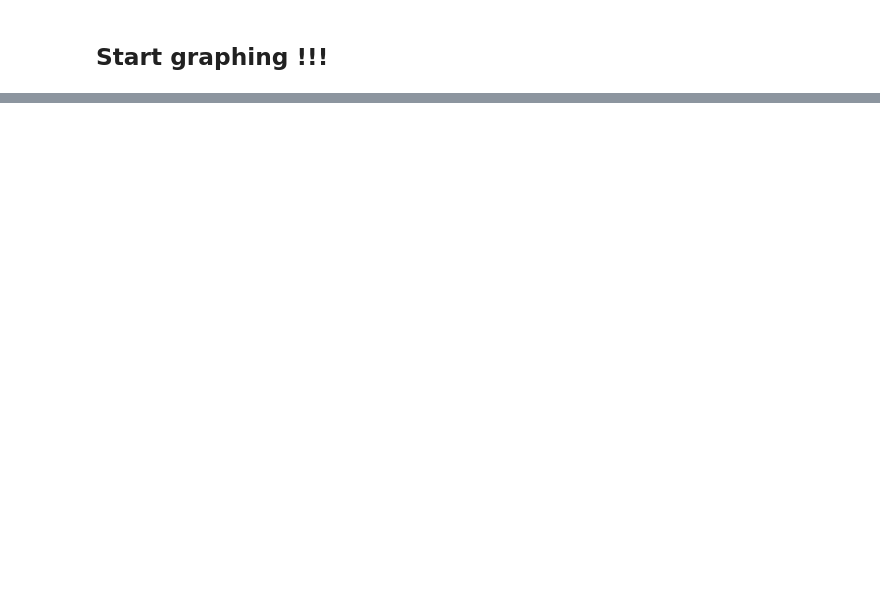
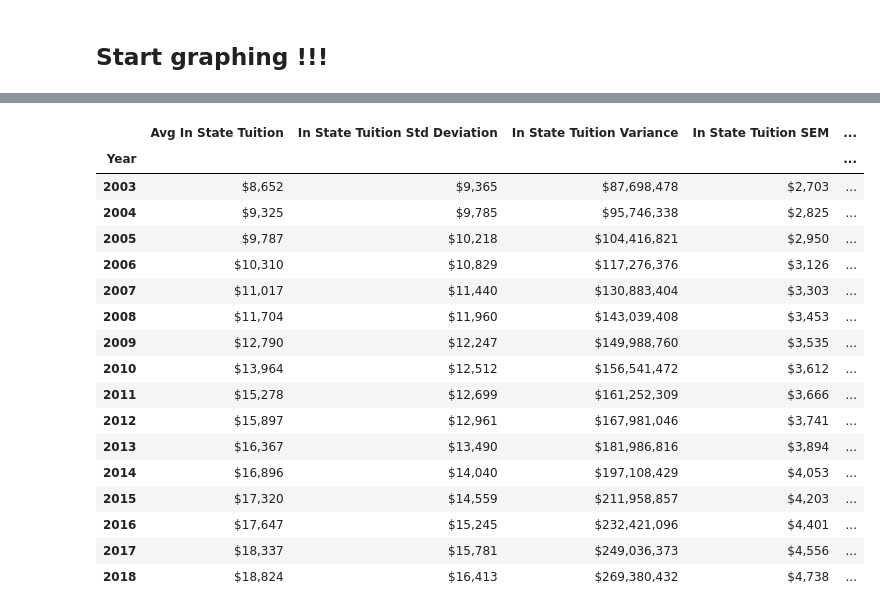
Before and after one commit to hedeencharles/group_project01, a Jupyter notebook: College_df_work.ipynb, the cells around one changed output, grey strips where cells are left out. Saved outputs shown, nothing was run; the diff lists cells and outputs as text; code cells hidden in the pictures; blank space fills up the shorter version.

```diff
--- a/College_df_work.ipynb
+++ b/College_df_work.ipynb
@@ -135,0 +213,68 @@ school_tuition_df.head()
+# %%
+schools_combine = tuition_df[(tuition_df['College_names']=='Arizona State University-Tempe')|
+                     (tuition_df['College_names']=='Oregon State University')|
+                     (tuition_df['College_names']=='Stanford University')|
+                     (tuition_df['College_names']=='University of Arizona')|
+                     (tuition_df['College_names']=='University of California-Berkeley')|
+                     (tuition_df['College_names']=='University of California-Los Angeles')|
+                     (tuition_df['College_names']=='University of Colorado Boulder')|
+                     (tuition_df['College_names']=='University of Oregon')|
+                     (tuition_df['College_names']=='University of Southern California')|
+                     (tuition_df['College_names']=='University of Utah')|
+                     (tuition_df['College_names']=='University of Washington-Seattle Campus')|
+                     (tuition_df['College_names']=='Washington State University')]
+
+schools_combine = schools_combine[['Year','College_names','College_state','In_state_tuition','Out_of_state_tuition','Admissions_rate_overall','Enrollment','Student_size','%_In_state_chng','%_Out_of_state_chng','%_admissions_rate_chng','%_Student_size_chng']]
+
+schools_combine = schools_combine.groupby(['Year'])
+
+schools_in_tuition_avg = schools_combine['In_state_tuition'].mean().rename('Avg In State Tuition').map("${:,.0f}".format)
+schools_in_tuition_std_dv = schools_combine['In_state_tuition'].std().rename('In State Tuition Std Deviation').map("${:,.0f}".format)
+schools_in_tuition_variance = schools_combine['In_state_tuition'].var().rename('In State Tuition Variance').map("${:,.0f}".format)
+schools_in_tuition_sem = schools_combine['In_state_tuition'].sem().rename('In State Tuition SEM').map("${:,.0f}".format)
+
+schools_out_tuition_avg = schools_combine['Out_of_state_tuition'].mean().rename('Avg Out of State Tuition').map("${:,.0f}".format)
+schools_out_tuition_std_dv = schools_combine['Out_of_state_tuition'].std().rename('Out of State Tuition Std Deviation').map("${:,.0f}".format)
+schools_out_tuition_variance = schools_combine['Out_of_state_tuition'].var().rename('Out of State Tuition Variance').map("${:,.0f}".format)
+schools_out_tuition_sem = schools_combine['Out_of_state_tuition'].sem().rename('Out of State Tuition SEM').map("${:,.0f}".format)
+
+schools_student_sum = schools_combine['Student_size'].sum().rename('Sum of Student Size').map('{:.0f}'.format)
+schools_student_mean = schools_combine['Student_size'].mean().rename('Avg Student Size').map('{:.0f}'.format)
+schools_student_std_dv = schools_combine['Student_size'].std().rename('Student SizeStd Deviation').map('{:.0f}'.format)
+schools_student_variance = schools_combine['Student_size'].var().rename('Student Size Variance').map('{:.0f}'.format)
+schools_student_sem = schools_combine['Student_size'].sem().rename('Student Size SEM').map('{:.0f}'.format)
+
+summary_by_Year_df = pd.DataFrame({'Avg In State Tuition':schools_in_tuition_avg,
+                           'In State Tuition Std Deviation':schools_in_tuition_std_dv,
+                           'In State Tuition Variance':schools_in_tuition_variance,
+                           'In State Tuition SEM':schools_in_tuition_sem,
+                           'Avg Out of State Tuition':schools_out_tuition_avg,
+                           'Out of State Tuition Std Deviation':schools_out_tuition_std_dv,
+                           'Out of State Tuition Variance':schools_out_tuition_variance,
+                           'Out of State Tuition SEM':schools_out_tuition_sem,
+                           'Sum of Student Size':schools_student_sum,
+                           'Avg Student Size':schools_student_mean,
+                           'Student SizeStd Deviation':schools_student_std_dv,
+                           'Student Size Variance':schools_student_variance,
+                           'Student Size SEM':schools_student_sem
+                          })
+summary_by_Year_df
+# %% [output]
+|  | Avg In State Tuition | In State Tuition Std Deviation | In State Tuition Variance | In State Tuition SEM | ... |
+| Year |  |  |  |  | ... |
+| 2003 | $8,652 | $9,365 | $87,698,478 | $2,703 | ... |
+| 2004 | $9,325 | $9,785 | $95,746,338 | $2,825 | ... |
+| 2005 | $9,787 | $10,218 | $104,416,821 | $2,950 | ... |
+| 2006 | $10,310 | $10,829 | $117,276,376 | $3,126 | ... |
+| 2007 | $11,017 | $11,440 | $130,883,404 | $3,303 | ... |
+| 2008 | $11,704 | $11,960 | $143,039,408 | $3,453 | ... |
+| 2009 | $12,790 | $12,247 | $149,988,760 | $3,535 | ... |
+| 2010 | $13,964 | $12,512 | $156,541,472 | $3,612 | ... |
+| 2011 | $15,278 | $12,699 | $161,252,309 | $3,666 | ... |
+| 2012 | $15,897 | $12,961 | $167,981,046 | $3,741 | ... |
+| 2013 | $16,367 | $13,490 | $181,986,816 | $3,894 | ... |
+| 2014 | $16,896 | $14,040 | $197,108,429 | $4,053 | ... |
+| 2015 | $17,320 | $14,559 | $211,958,857 | $4,203 | ... |
+| 2016 | $17,647 | $15,245 | $232,421,096 | $4,401 | ... |
+| 2017 | $18,337 | $15,781 | $249,036,373 | $4,556 | ... |
+| 2018 | $18,824 | $16,413 | $269,380,432 | $4,738 | ... |
```
Also changed, not shown: parts of 5 cells of this notebook.
